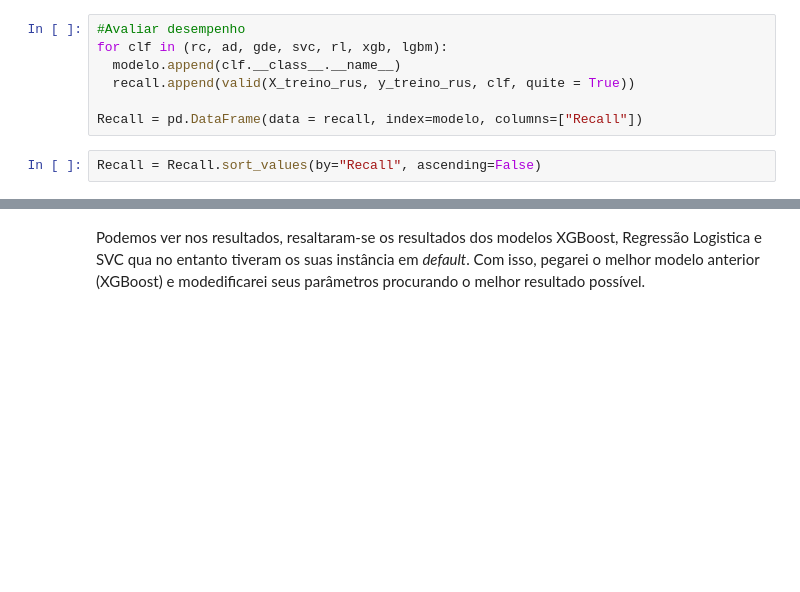
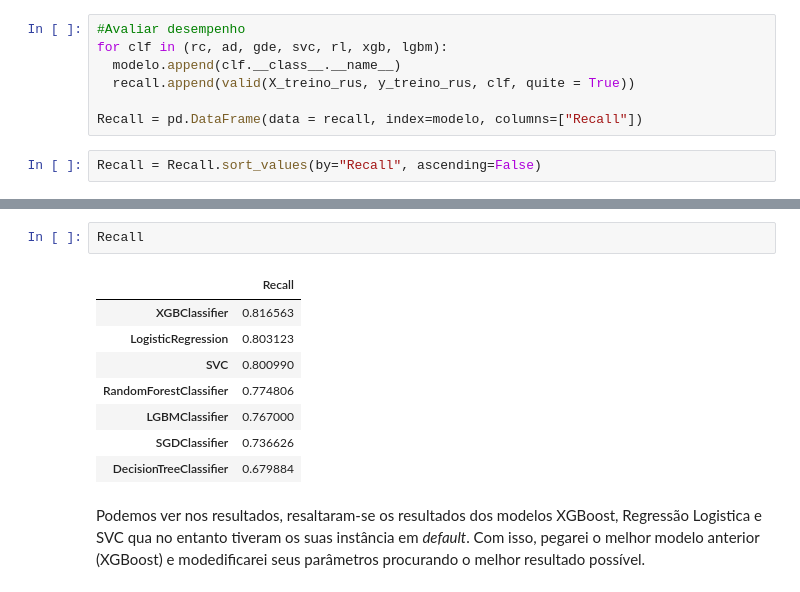
Before and after one commit to jvataidee/MachineLearning, a Jupyter notebook: Churn_Prediction_para_uma_empresa_de_Telecomunicações.ipynb, the cells around one changed output, grey strips where cells are left out. Drawn from its saved outputs; the diff is of its cells as text; blank space fills up the shorter version.

```diff
--- a/Churn_Prediction_para_uma_empresa_de_Telecomunicações.ipynb
+++ b/Churn_Prediction_para_uma_empresa_de_Telecomunicações.ipynb
@@ -468,3 +454,14 @@ DecisionTreeClassifier  0.679884
+# %%
+Recall
+# %% [output]
+|  | Recall |
+| XGBClassifier | 0.816563 |
+| LogisticRegression | 0.803123 |
+| SVC | 0.800990 |
+| RandomForestClassifier | 0.774806 |
+| LGBMClassifier | 0.767000 |
+| SGDClassifier | 0.736626 |
+| DecisionTreeClassifier | 0.679884 |
 # %% [markdown]
 Podemos ver nos resultados, resaltaram-se os resultados dos modelos XGBoost, Regressão Logistica e SVC qua no entanto tiveram os suas instância em *default*. Com isso, pegarei o melhor modelo anterior (XGBoost) e modedificarei seus parâmetros procurando o melhor resultado possível.
 # %%
```
Also changed, not shown: parts of 1 cell of this notebook.
